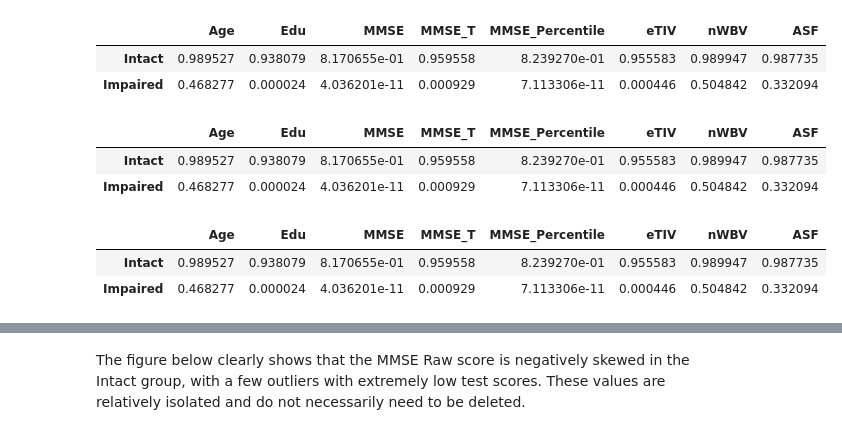
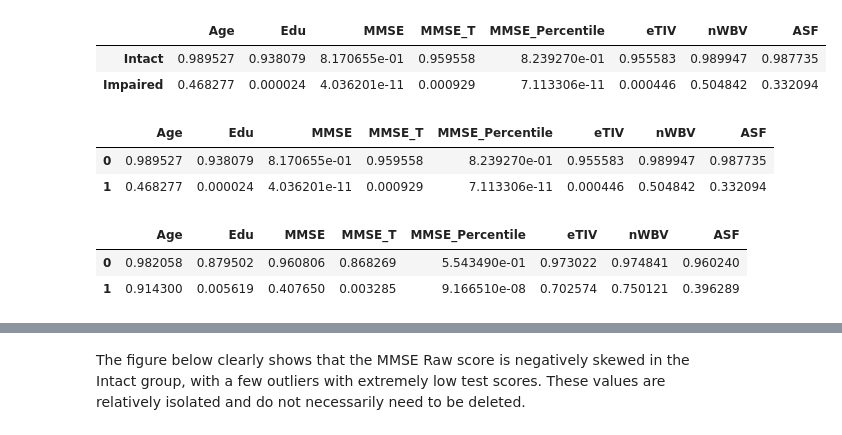
Before and after one commit to kkphd/MMSE, a Jupyter notebook: Predicting-Cognitive-Impairment-KK-2020.ipynb, the cells around one changed output, grey strips where cells are left out. Drawn from its saved outputs; the diff is of its cells as text; code cells hidden in the pictures.

```diff
--- a/Predicting-Cognitive-Impairment-KK-2020.ipynb
+++ b/Predicting-Cognitive-Impairment-KK-2020.ipynb
@@ -57,7 +55,7 @@ import scipy
 # %% [markdown]
 I briefly examined the data set to determine the variables I am working with, how the data is structured, and if there are overt problems with the values. If there are issues that need to be addressed, I will clean the data to create a final data frame suitable for analysis.
 # %%
-analysis_df = pd.read_csv('oasis.csv')
+analysis_df = pd.read_csv('./Dataset/oasis.csv')
 # %%
 analysis_df.head(3)
 # %% [output]
@@ -118,7 +116,7 @@ I will create a series of functions - listed below - to create new columns of da
 - I will convert age and education to grouped values to assist in calculating the age- and education-corrected normative scores for the participants.
 # %%
 def import_analysis_df():
-    analysis_df = pd.read_csv('oasis.csv')
+    analysis_df = pd.read_csv('./Dataset/oasis.csv')
 
     # Clean the data set.
     analysis_df['Subject ID'] = analysis_df['Subject ID'].map(lambda x: x.lstrip('OAS'))
@@ -217,7 +214,7 @@ def t_to_percentile(t):
     return round(scipy.stats.norm.cdf(t, loc=50, scale=10)*100)
 # %%
 def assign_label(mmse_percentile):
-    df = pd.read_csv('oasis.csv')
+    df = pd.read_csv('./Dataset/oasis.csv')
     if df['MMSE'].skew() < 0:
         return skewed_percentile_to_label(mmse_percentile)
     else:
@@ -474,20 +471,18 @@ shapiro_all_df
 | Impaired | 0.468277 | 0.000024 | 4.036201e-11 | 0.000929 | 7.113306e-11 | 0.000446 | 0.504842 | 0.332094 |
 # %%
 shapiro_intact_df = pd.DataFrame.from_dict(shapiro_intact)
-shapiro_intact_df = pd.DataFrame(shapiro_all, index=['Intact', 'Impaired'])
 shapiro_intact_df
 # %% [output]
 |  | Age | Edu | MMSE | MMSE_T | MMSE_Percentile | eTIV | nWBV | ASF |
-| Intact | 0.989527 | 0.938079 | 8.170655e-01 | 0.959558 | 8.239270e-01 | 0.955583 | 0.989947 | 0.987735 |
-| Impaired | 0.468277 | 0.000024 | 4.036201e-11 | 0.000929 | 7.113306e-11 | 0.000446 | 0.504842 | 0.332094 |
+| 0 | 0.989527 | 0.938079 | 8.170655e-01 | 0.959558 | 8.239270e-01 | 0.955583 | 0.989947 | 0.987735 |
+| 1 | 0.468277 | 0.000024 | 4.036201e-11 | 0.000929 | 7.113306e-11 | 0.000446 | 0.504842 | 0.332094 |
 # %%
 shapiro_impaired_df = pd.DataFrame.from_dict(shapiro_impaired)
-shapiro_impaired_df = pd.DataFrame(shapiro_all, index=['Intact', 'Impaired'])
 shapiro_impaired_df
 # %% [output]
 |  | Age | Edu | MMSE | MMSE_T | MMSE_Percentile | eTIV | nWBV | ASF |
-| Intact | 0.989527 | 0.938079 | 8.170655e-01 | 0.959558 | 8.239270e-01 | 0.955583 | 0.989947 | 0.987735 |
-| Impaired | 0.468277 | 0.000024 | 4.036201e-11 | 0.000929 | 7.113306e-11 | 0.000446 | 0.504842 | 0.332094 |
+| 0 | 0.982058 | 0.879502 | 0.960806 | 0.868269 | 5.543490e-01 | 0.973022 | 0.974841 | 0.960240 |
+| 1 | 0.914300 | 0.005619 | 0.407650 | 0.003285 | 9.166510e-08 | 0.702574 | 0.750121 | 0.396289 |
 # %%
 def calc_kurt():
     kurt_all = {}
```
Also changed, not shown: parts of 18 cells of this notebook, 6 other files.
